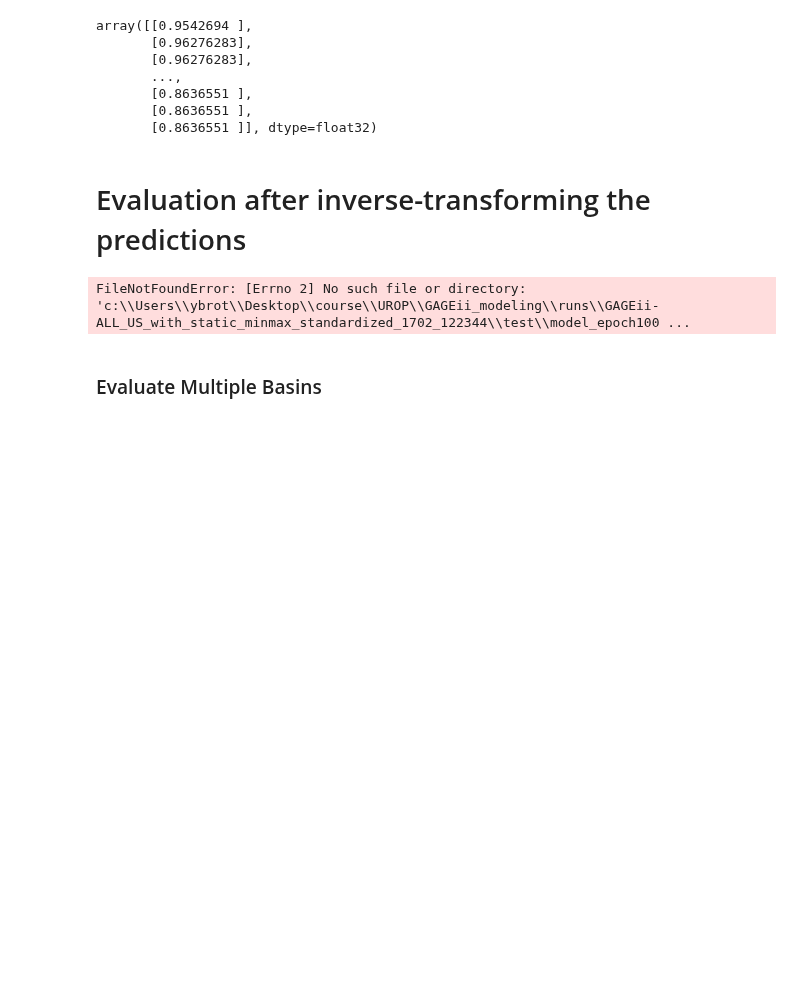
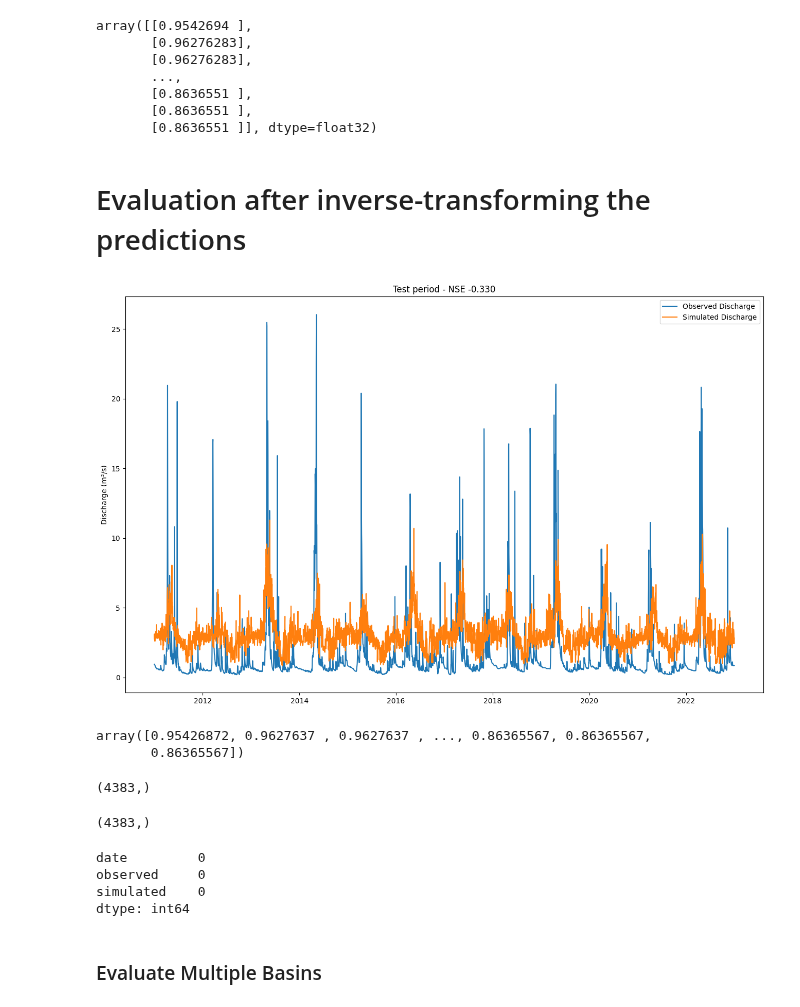
Before and after one commit to yunsupark1120/GAGEii_modeling, a Jupyter notebook: model_training.ipynb, the cells around one changed output. Drawn from its saved outputs; the diff is of its cells as text; code cells hidden in the pictures; blank space fills up the shorter version.

```diff
--- a/model_training.ipynb
+++ b/model_training.ipynb
@@ -307,8 +301,21 @@ def evaluate_basin_prediction(basin_id: str, run_dir: str, epoch_num: int,
 # %%
 basin_id = "04043050"
-run_dir = "GAGEii-ALL_US_with_static_minmax_standardized_1702_122344"
+run_dir = "GAGEii-ALL_US_with_static_minmax_standardized_1902_061410"
 epoch_num = 100
 
-nse = evaluate_basin_prediction(basin_id, run_dir, epoch_num, min_max=True, skip_eval=True, apply_transformation=True)
+nse, obs, sim, dates = evaluate_basin_prediction(basin_id, run_dir, epoch_num, min_max=True, skip_eval=True, apply_transformation=True)
 # %% [output]
-FileNotFoundError: [Errno 2] No such file or directory: 'c:\\Users\\ybrot\\Desktop\\course\\UROP\\GAGEii_modeling\\runs\\GAGEii-ALL_US_with_static_minmax_standardized_1702_122344\\test\\model_epoch100 ...
+[figure, added]
+# %%
+obs
+# %% [output]
+array([0.95426872, 0.9627637 , 0.9627637 , ..., 0.86365567, 0.86365567,
+       0.86365567])
+# %%
+sim.flatten().shape
+# %% [output]
+(4383,)
+# %%
+dates['date'].values.shape
+# %% [output]
+(4383,)
@@ -315,3 +328,10 @@ FileNotFoundError: [Errno 2] No such file or directory: 'c:\\Users\\ybrot\\Deskt
+# %%
+result_df.isna().sum()
+# %% [output]
+date         0
+observed     0
+simulated    0
+dtype: int64
 # %% [markdown]
 ### Evaluate Multiple Basins
 # %%
```
Also changed, not shown: parts of 7 cells of this notebook, 11 other files.
